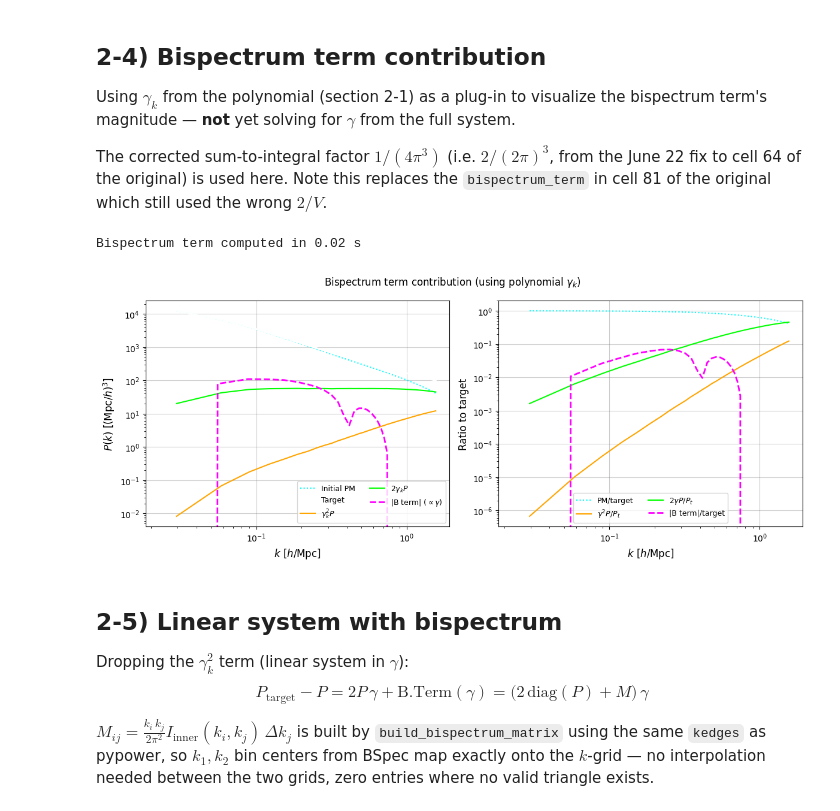
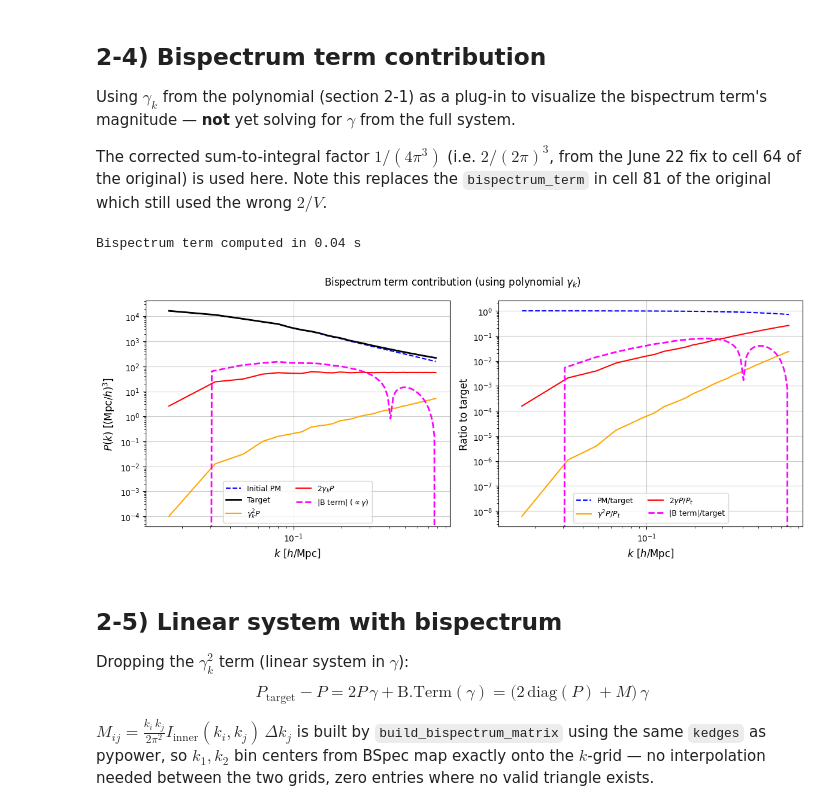
Before and after one commit to anirbanbairagi/Power-Spectrum-Change-Under-Gradient-Perturbation, a Jupyter notebook: DM_corr_case_only_picola.ipynb, the cells around one changed output. Drawn from its saved outputs; the diff is of its cells as text; code cells hidden in the pictures.

```diff
--- a/DM_corr_case_only_picola.ipynb
+++ b/DM_corr_case_only_picola.ipynb
@@ -400,7 +400,7 @@ params = ["Omega_m", "Omega_b", "h", "n_s", "sigma_8"]
 cosmology = {"sigma_8": 0.834, "n_s": 0.9624, "h": 0.671,
              "Omega_b": 0.049, "Omega_m": 0.3175}
 # %%
-grid    = 512
+grid    = 256
 BoxSize = 1000.0   # overwritten from header below
 MAS     = 'CIC'
 redshift      = 0.5
@@ -827,37 +827,37 @@ June 22 fix to cell 64 of the original) is used here. Note this replaces the
 # %%
 start = time.time()
 k1v, B_term_poly = compute_bispectrum_term(gamma_k, k, ks, bk_uncorr)
 print("Bispectrum term computed in %.2f s" % (time.time()-start))
 
 fig, axes = plt.subplots(ncols=2, figsize=(12, 5))
 ax1, ax2 = axes
 
-ax1.plot(k,   Pk_pm_k,              label="Initial PM",          color="cyan",     ls="dotted", lw=1.5)
-ax1.plot(k,   Pk_nb_k,              label="Target",              color="white",    lw=2)
+ax1.plot(k,   Pk_pm_k,              label="Initial PM",          color="blue",     ls="--", lw=1.5)
+ax1.plot(k,   Pk_nb_k,              label="Target",              color="black",    lw=2)
 ax1.plot(k,   coeffs[:,0]*gamma_k**2, label=r"$\gamma_k^2P$",    color="orange",   lw=1.5)
-ax1.plot(k,   coeffs[:,1]*gamma_k,    label=r"$2\gamma_k P$",    color="lime",     lw=1.5)
+ax1.plot(k,   coeffs[:,1]*gamma_k,    label=r"$2\gamma_k P$",    color="red",     lw=1.5)
 ax1.plot(k1v, np.abs(B_term_poly),  label=r"|B term| ($\propto\gamma$)", color="magenta", ls="--", lw=2)
 ax1.set_xscale("log"); ax1.set_yscale("log")
 ax1.set_xlabel(r"$k\ [h/\mathrm{Mpc}]$", fontsize=12)
 ax1.set_ylabel(r"$P(k)\ [(\mathrm{Mpc}/h)^3]$", fontsize=12)
 ax1.legend(fontsize=9, ncols=2); ax1.grid(color="grey", alpha=0.4)
 
 Pk_nb_i = np.interp(k1v, k, Pk_nb_k)
-ax2.plot(k,   Pk_pm_k/Pk_nb_k,              color="cyan",   ls="dotted", lw=1.5, label="PM/target")
+ax2.plot(k,   Pk_pm_k/Pk_nb_k,              color="blue",   ls="--", lw=1.5, label="PM/target")
 ax2.plot(k,   coeffs[:,0]*gamma_k**2/Pk_nb_k, color="orange", lw=1.5, label=r"$\gamma^2P/P_t$")
-ax2.plot(k,   coeffs[:,1]*gamma_k/Pk_nb_k,    color="lime",   lw=1.5, label=r"$2\gamma P/P_t$")
+ax2.plot(k,   coeffs[:,1]*gamma_k/Pk_nb_k,    color="red",   lw=1.5, label=r"$2\gamma P/P_t$")
 ax2.plot(k1v, np.abs(B_term_poly)/Pk_nb_i,  color="magenta", ls="--", lw=2, label="|B term|/target")
 ax2.set_xscale("log"); ax2.set_yscale("log")
 ax2.set_xlabel(r"$k\ [h/\mathrm{Mpc}]$", fontsize=12)
 ax2.set_ylabel("Ratio to target", fontsize=12)
 ax2.legend(fontsize=9, ncols=2); ax2.grid(color="grey", alpha=0.4)
 
 plt.suptitle("Bispectrum term contribution (using polynomial $\\gamma_k$)")
 plt.tight_layout()
-plt.savefig(os.path.join(figroot, "Bk_term_contribution.pdf"), bbox_inches="tight")
+plt.savefig(os.path.join(figroot, "Bk_term_contribution_sq_%s.pdf"%suffix), bbox_inches="tight")
 # %% [output]
-Bispectrum term computed in 0.02 s
+Bispectrum term computed in 0.04 s
-[figure, old version]
+[figure, new version]
 # %% [markdown]
 ## 2-5) Linear system with bispectrum
 
```
Also changed, not shown: parts of 28 cells of this notebook, 2 other files.
